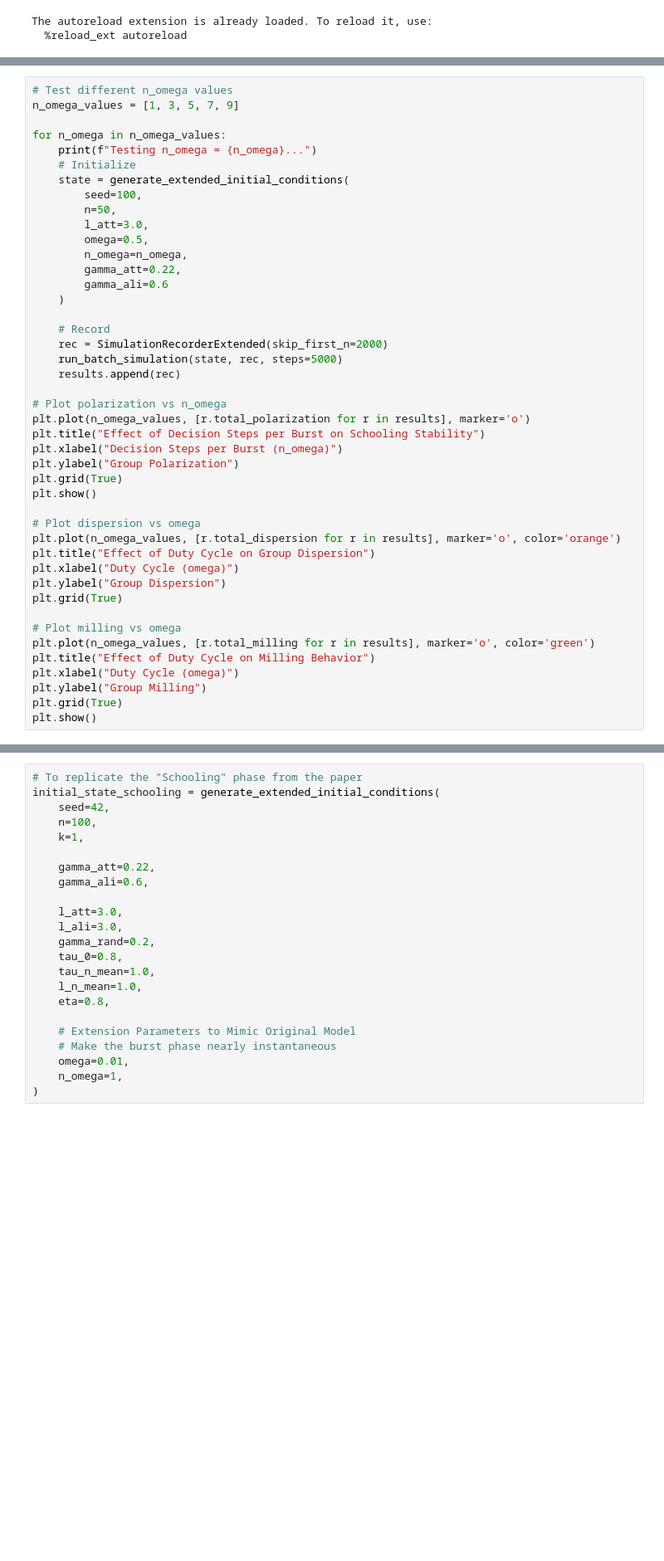
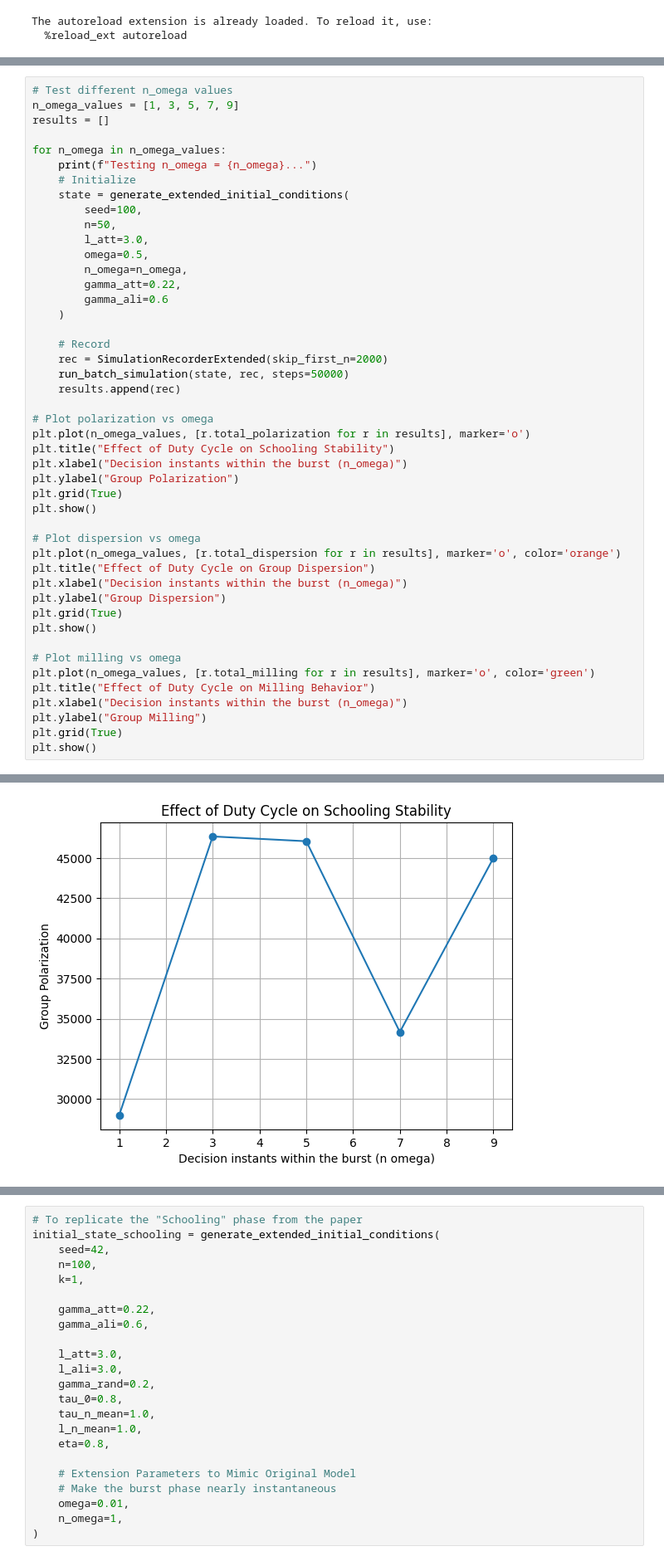
Before and after one commit to anzehocevar/SkupinskoVedenje_skupinaD, a Jupyter notebook: notebooks/fish_model_ext.ipynb, the cells around one changed output, grey strips where cells are left out. Shown at 83% size. Cells and saved outputs as stored; diff of their text form; blank space fills up the shorter version.

```diff
--- a/notebooks/fish_model_ext.ipynb
+++ b/notebooks/fish_model_ext.ipynb
@@ -128,6 +138,7 @@ plt.show()
 # %%
 # Test different n_omega values
 n_omega_values = [1, 3, 5, 7, 9]
+results = []
 
 for n_omega in n_omega_values:
     print(f"Testing n_omega = {n_omega}...")
@@ -144,13 +155,13 @@ for n_omega in n_omega_values:
 
     # Record
     rec = SimulationRecorderExtended(skip_first_n=2000)
-    run_batch_simulation(state, rec, steps=5000)
+    run_batch_simulation(state, rec, steps=50000)
     results.append(rec)
 
-# Plot polarization vs n_omega
+# Plot polarization vs omega
 plt.plot(n_omega_values, [r.total_polarization for r in results], marker='o')
-plt.title("Effect of Decision Steps per Burst on Schooling Stability")
-plt.xlabel("Decision Steps per Burst (n_omega)")
+plt.title("Effect of Duty Cycle on Schooling Stability")
+plt.xlabel("Decision instants within the burst (n_omega)")
 plt.ylabel("Group Polarization")
 plt.grid(True)
 plt.show()
@@ -158,14 +169,16 @@ plt.show()
 # Plot dispersion vs omega
 plt.plot(n_omega_values, [r.total_dispersion for r in results], marker='o', color='orange')
 plt.title("Effect of Duty Cycle on Group Dispersion")
-plt.xlabel("Duty Cycle (omega)")
+plt.xlabel("Decision instants within the burst (n_omega)")
 plt.ylabel("Group Dispersion")
 plt.grid(True)
+plt.show()
 
 # Plot milling vs omega
 plt.plot(n_omega_values, [r.total_milling for r in results], marker='o', color='green')
 plt.title("Effect of Duty Cycle on Milling Behavior")
-plt.xlabel("Duty Cycle (omega)")
+plt.xlabel("Decision instants within the burst (n_omega)")
 plt.ylabel("Group Milling")
 plt.grid(True)
 plt.show()
+# %% [output]
@@ -171,0 +190 @@ plt.show()
+[figure, added]
```
Also changed, not shown: parts of 4 cells of this notebook.
